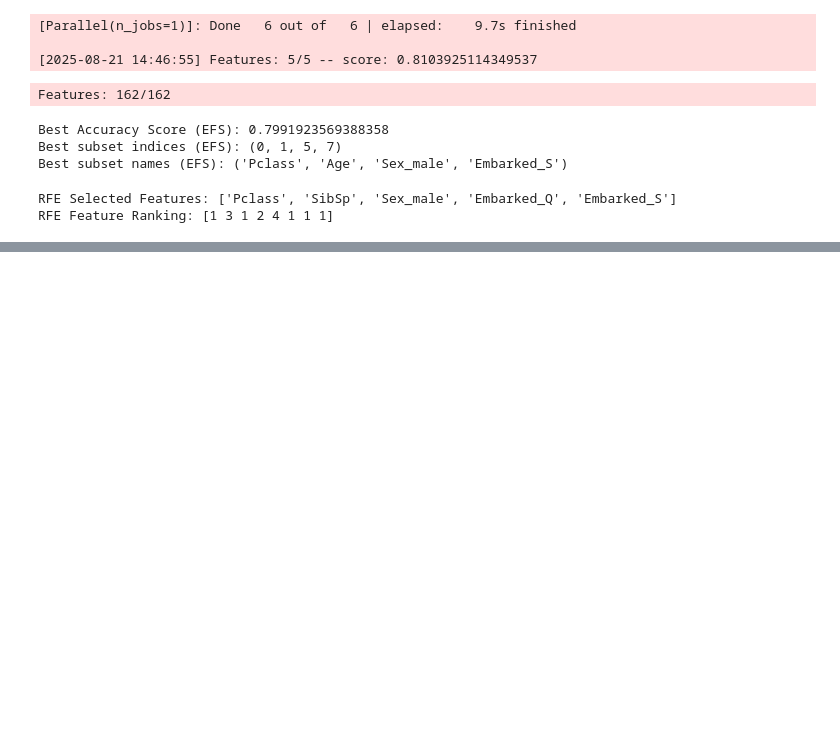
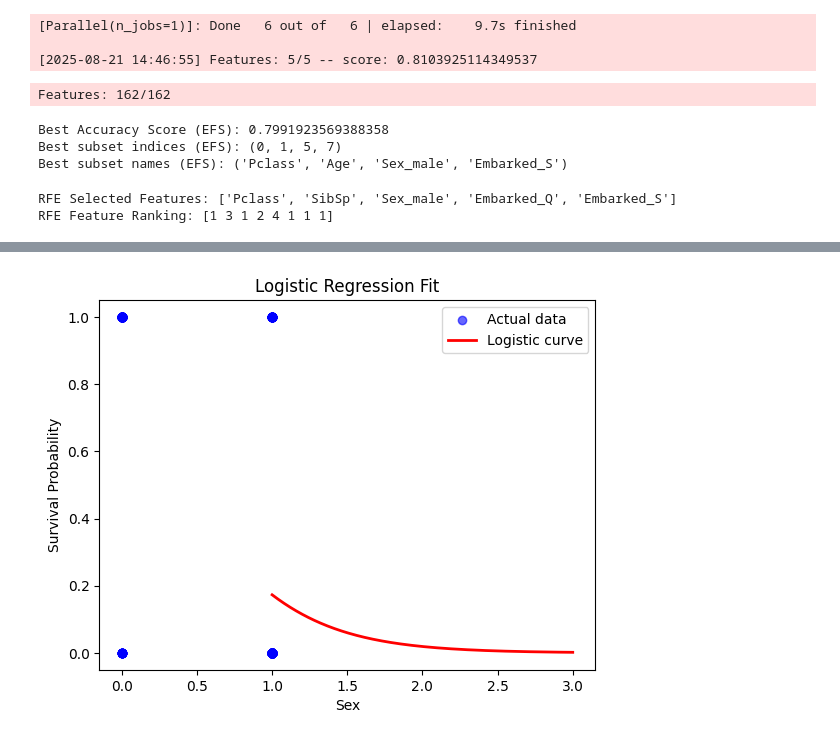
Before and after one commit to sashank1326/ML_Practice, a Jupyter notebook: Titanic_Ml_Features.ipynb, the cells around one changed output, grey strips where cells are left out. Saved outputs shown, nothing was run; the diff lists cells and outputs as text; code cells hidden in the pictures; blank space fills up the shorter version.

```diff
--- a/Titanic_Ml_Features.ipynb
+++ b/Titanic_Ml_Features.ipynb
@@ -294,0 +369,20 @@ RFE Feature Ranking: [1 3 1 2 4 1 1 1]
+# %%
+import numpy as np
+
+# Generate smooth values of Pclass (1 to 3)
+X_vals = np.linspace(1, 3, 300).reshape(-1,1)
+y_probs = model.predict_proba(X_vals)[:,1]  # probability of survival = 1
+
+# Plot actual data
+plt.scatter(X_test, y_test, color='blue', alpha=0.6, label='Actual data')
+
+# Plot logistic regression curve
+plt.plot(X_vals, y_probs, color='red', linewidth=2, label='Logistic curve')
+
+plt.xlabel('Sex')
+plt.ylabel('Survival Probability')
+plt.title('Logistic Regression Fit')
+plt.legend()
+plt.show()
+# %% [output]
+[figure, added]
```
Also changed, not shown: parts of 8 cells of this notebook.
